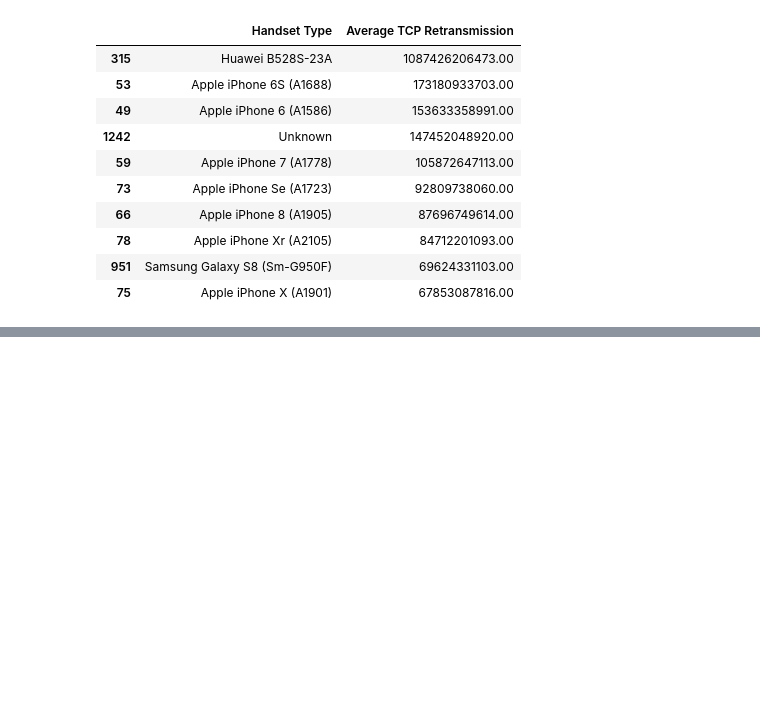
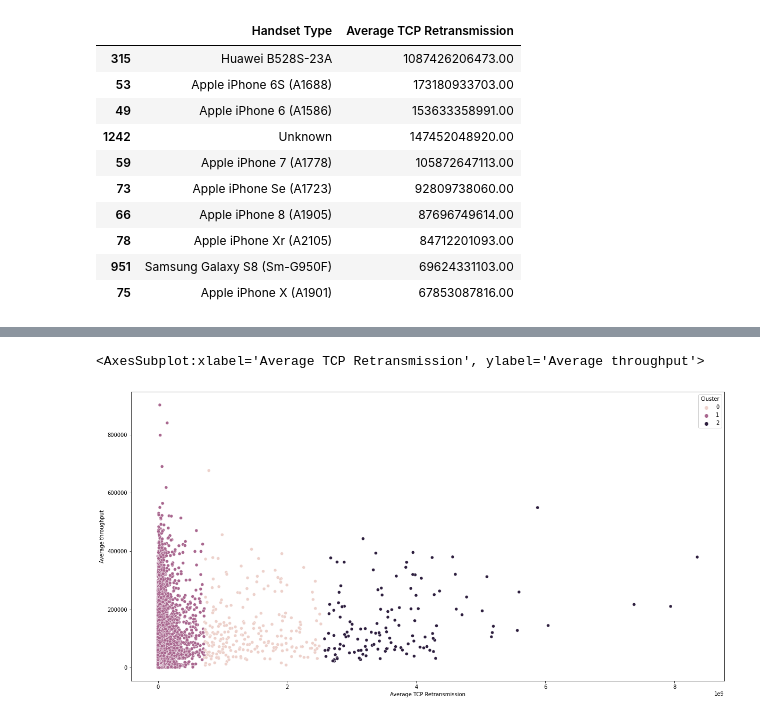
Before and after one commit to nahomfix/TellCo-Analysis, a Jupyter notebook: notebooks/user_experience_analysis.ipynb, the cells around one changed output, grey strips where cells are left out. Saved outputs shown, nothing was run; the diff lists cells and outputs as text; code cells hidden in the pictures; blank space fills up the shorter version.

Commit message:
wip: add clustering of users

```diff
--- a/notebooks/user_experience_analysis.ipynb
+++ b/notebooks/user_experience_analysis.ipynb
@@ -244,0 +267,4 @@ transmission_per_user.groupby(by=["Handset Type"], as_index=False).agg({"Average
+# %%
+kmeans = KMeans(n_clusters=3)
+y_predicted = kmeans.fit_predict(transmission_per_user.select_dtypes(include=np.number))
+y_predicted
@@ -244,0 +273,2 @@ transmission_per_user.groupby(by=["Handset Type"], as_index=False).agg({"Average
+# %%
+transmission_per_user["Cluster"] = kmeans.labels_
@@ -244,0 +284,6 @@ transmission_per_user.groupby(by=["Handset Type"], as_index=False).agg({"Average
+# %%
+fig, ax = plt.subplots(figsize=(20, 10))
+sns.scatterplot(x="Average TCP Retransmission", y="Average throughput", hue = 'Cluster',  data=transmission_per_user, ax=ax)
+# %% [output]
+<AxesSubplot:xlabel='Average TCP Retransmission', ylabel='Average throughput'>
+[figure, added]
```
Also changed, not shown: parts of 6 cells of this notebook.
